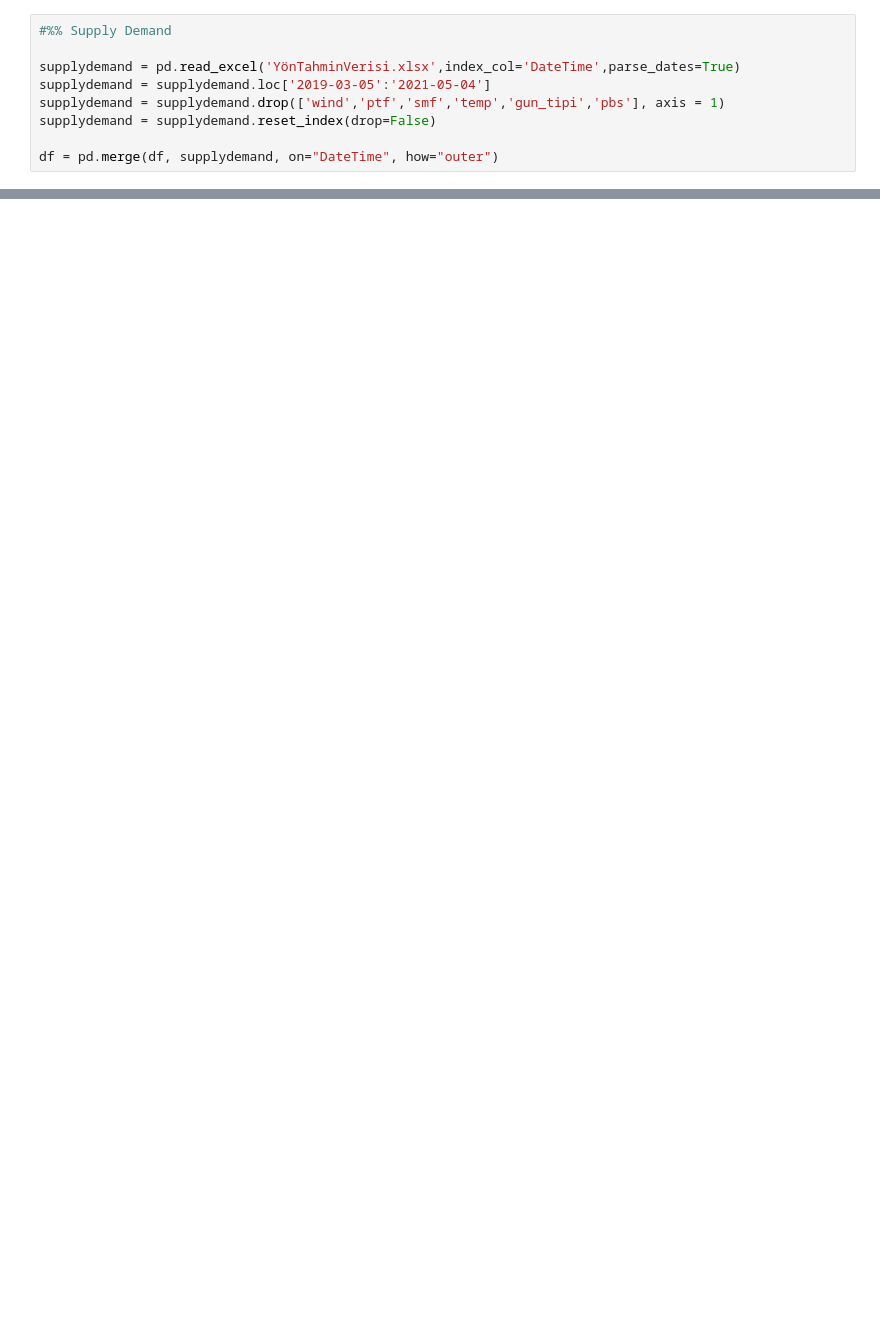
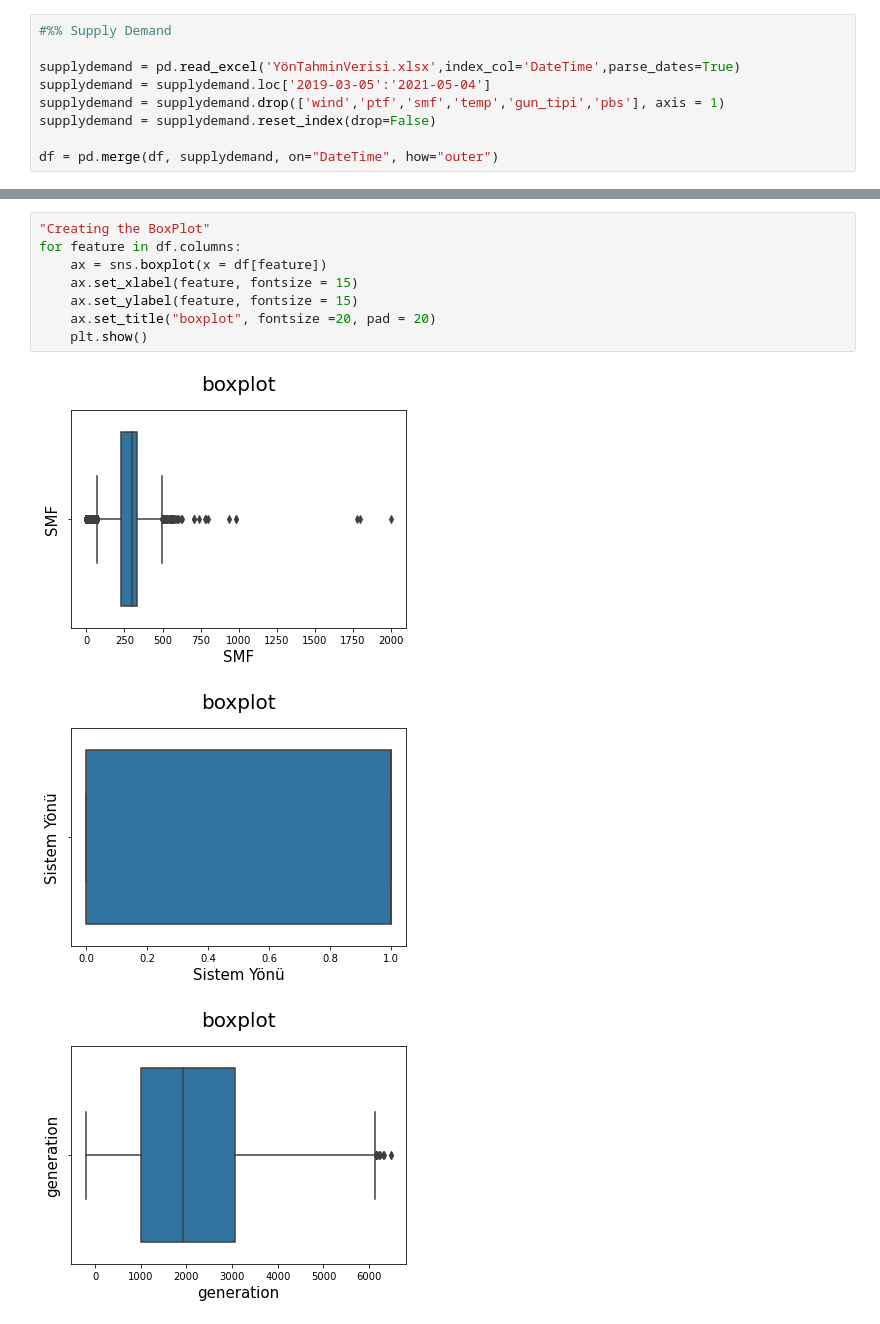
Before and after one commit to toygarulgen/System-Direction-LightGBMClassificationModel-Energy-Intraday_Market, a Jupyter notebook: SystemDirectionPrediction.ipynb, the cells around one changed output, grey strips where cells are left out. Cells and saved outputs as stored; diff of their text form; blank space fills up the shorter version.

```diff
--- a/SystemDirectionPrediction.ipynb
+++ b/SystemDirectionPrediction.ipynb
@@ -170,0 +368,12 @@ df = pd.merge(df, supplydemand, on="DateTime", how="outer")
+# %%
+"Creating the BoxPlot"
+for feature in df.columns:
+    ax = sns.boxplot(x = df[feature])
+    ax.set_xlabel(feature, fontsize = 15)
+    ax.set_ylabel(feature, fontsize = 15)
+    ax.set_title("boxplot", fontsize =20, pad = 20)
+    plt.show()
+# %% [output]
+[figure, added]
+[figure, added]
+[figure, added]
```
Also changed, not shown: parts of 44 cells of this notebook.
